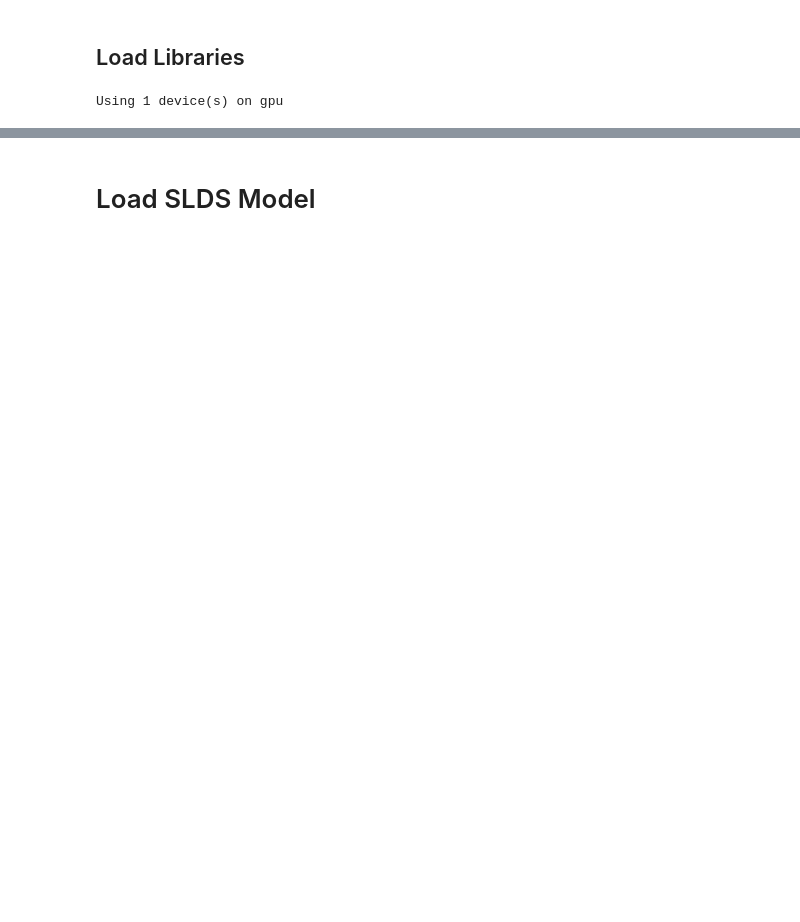
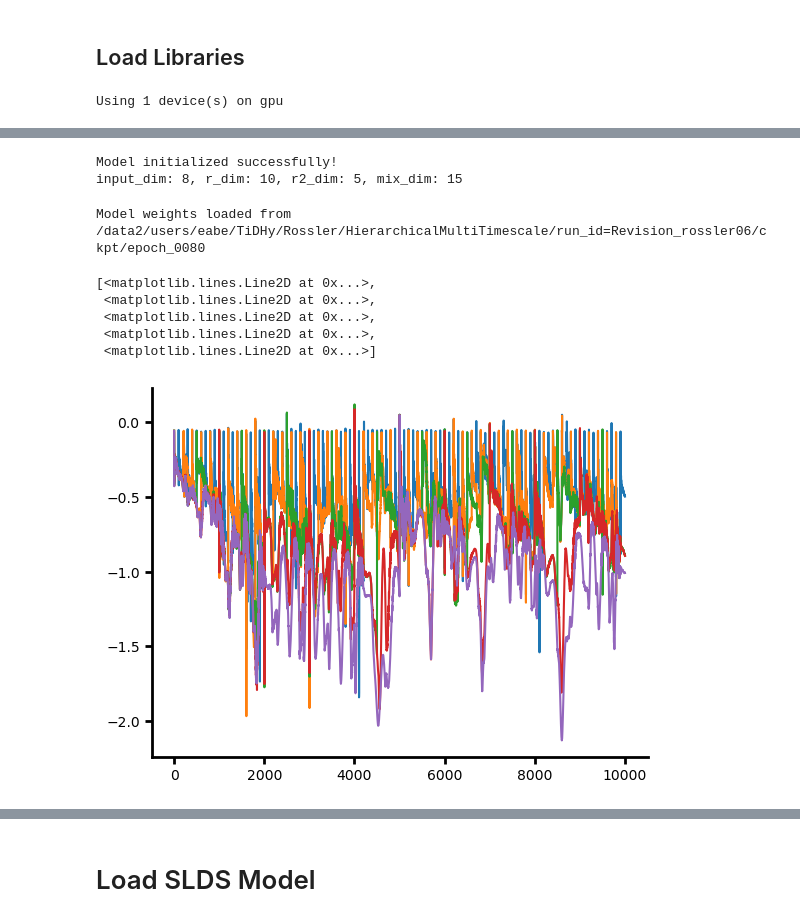
Before and after one commit to elliottabe/TiDHy, a Jupyter notebook: TiDHy_Figures_revision01.ipynb, the cells around one changed output, grey strips where cells are left out. Drawn from its saved outputs; the diff is of its cells as text; code cells hidden in the pictures; blank space fills up the shorter version.

Commit message:
add rossler

```diff
--- a/TiDHy_Figures_revision01.ipynb
+++ b/TiDHy_Figures_revision01.ipynb
@@ -85,0 +142,52 @@ from sklearn.decomposition import PCA
+# %%
+# Create RNG
+rngs = nnx.Rngs(0)
+
+# Get model params as dict and unpack directly
+model_params = OmegaConf.to_container(cfg.model, resolve=True)
+# model_params.pop('batch_converge')
+model_params['input_dim'] = inputs_train.shape[-1]
+
+
+
+model = TiDHy(**model_params, rngs=rngs)
+model.l0 = nnx.data(jnp.zeros(3))
+model.loss_weights = nnx.data(jnp.ones(3))
+print(f"\nModel initialized successfully!")
+print(f"input_dim: {model.input_dim}, r_dim: {model.r_dim}, r2_dim: {model.r2_dim}, mix_dim: {model.mix_dim}")
+jit_model = jax.jit(model)
+# out = jit_model(inputs_train)
+# %% [output]
+Model initialized successfully!
+input_dim: 8, r_dim: 10, r2_dim: 5, mix_dim: 15
+# %%
+epoch=80
+loaded_model = load_model(model,cfg.paths.ckpt_dir/f'epoch_{epoch:04d}')
+# %% [output]
+Model weights loaded from /data2/users/eabe/TiDHy/Rossler/HierarchicalMultiTimescale/run_id=Revision_rossler06/ckpt/epoch_0080
+# %%
+result_dict = {}
+seq_len = [100,200,500,1000,5000]
+for seq in tqdm(seq_len):
+    inputs_test = stack_data(data_dict['inputs_test'], sequence_length=seq, overlap=seq)
+    rng_key = model.rngs()
+    spatial_loss_rhat_avg, spatial_loss_rbar_avg, temp_loss_avg, result_dict_single = evaluate_record(loaded_model, inputs_test, rng_key)
+    result_dict['{}'.format(seq)] = result_dict_single
+# %%
+W = jnp.stack([result_dict[str(seq)]['W'].reshape(-1, result_dict[str(seq)]['W'].shape[-1]) for seq in seq_len])
+I = jnp.stack([result_dict[str(seq)]['I'].reshape(-1, result_dict[str(seq)]['I'].shape[-1]) for seq in seq_len])
+Ihat = jnp.stack([result_dict[str(seq)]['I_hat'].reshape(-1, result_dict[str(seq)]['I_hat'].shape[-1]) for seq in seq_len])
+Ibar = jnp.stack([result_dict[str(seq)]['I_bar'].reshape(-1, result_dict[str(seq)]['I_bar'].shape[-1]) for seq in seq_len])
+R_hat = jnp.stack([result_dict[str(seq)]['R_hat'].reshape(-1, result_dict[str(seq)]['R_hat'].shape[-1]) for seq in seq_len])
+R_bar = jnp.stack([result_dict[str(seq)]['R_bar'].reshape(-1, result_dict[str(seq)]['R_bar'].shape[-1]) for seq in seq_len])
+R2_hat = jnp.stack([result_dict[str(seq)]['R2_hat'].reshape(-1, result_dict[str(seq)]['R2_hat'].shape[-1]) for seq in seq_len])
+# %%
+ts = 3
+plt.plot(R2_hat[:,:10000,0].T)
+# %% [output]
+[<matplotlib.lines.Line2D at 0x...>,
+ <matplotlib.lines.Line2D at 0x...>,
+ <matplotlib.lines.Line2D at 0x...>,
+ <matplotlib.lines.Line2D at 0x...>,
+ <matplotlib.lines.Line2D at 0x...>]
+[figure, added]
```
Also changed, not shown: parts of 46 cells of this notebook, 7 other files.
